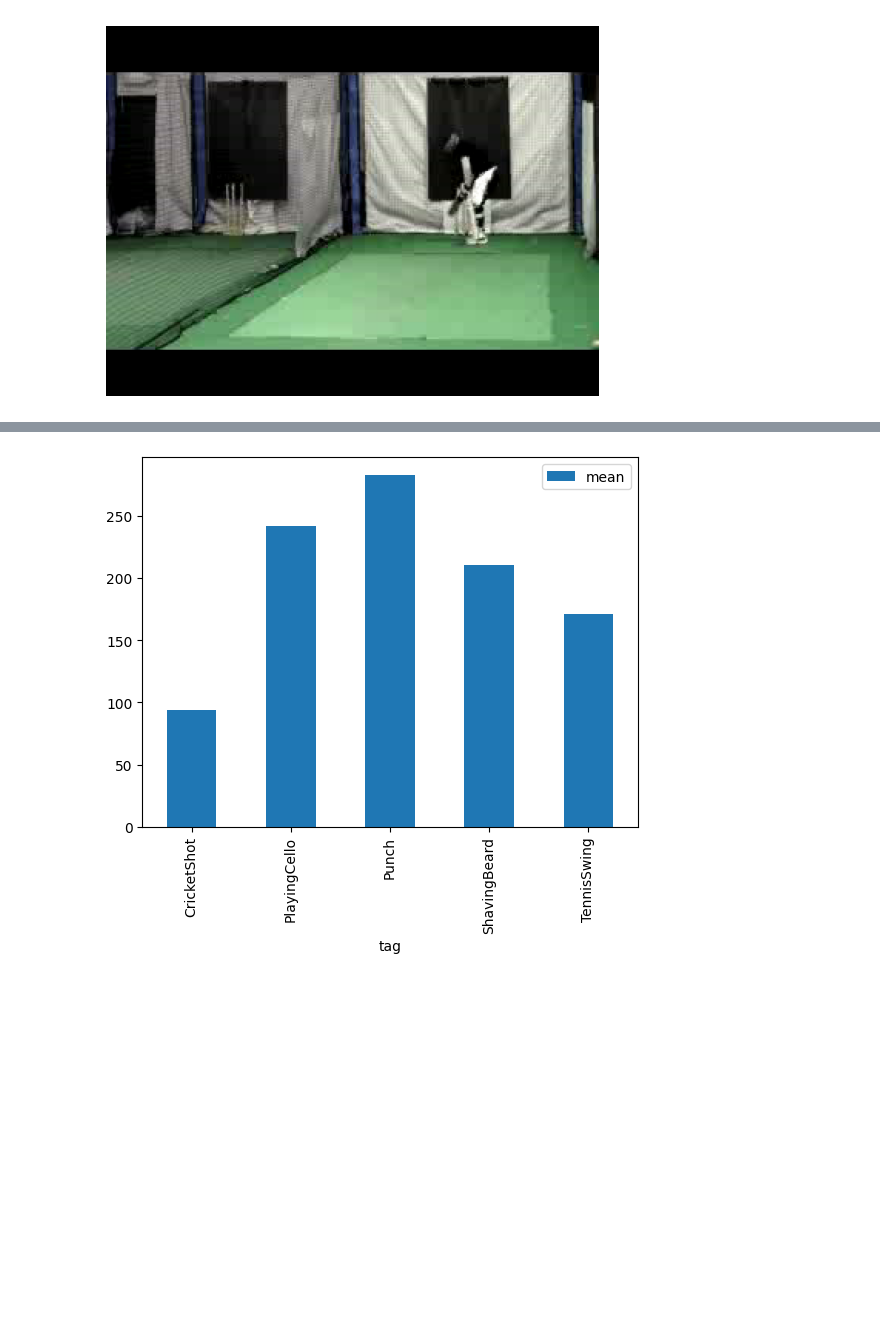
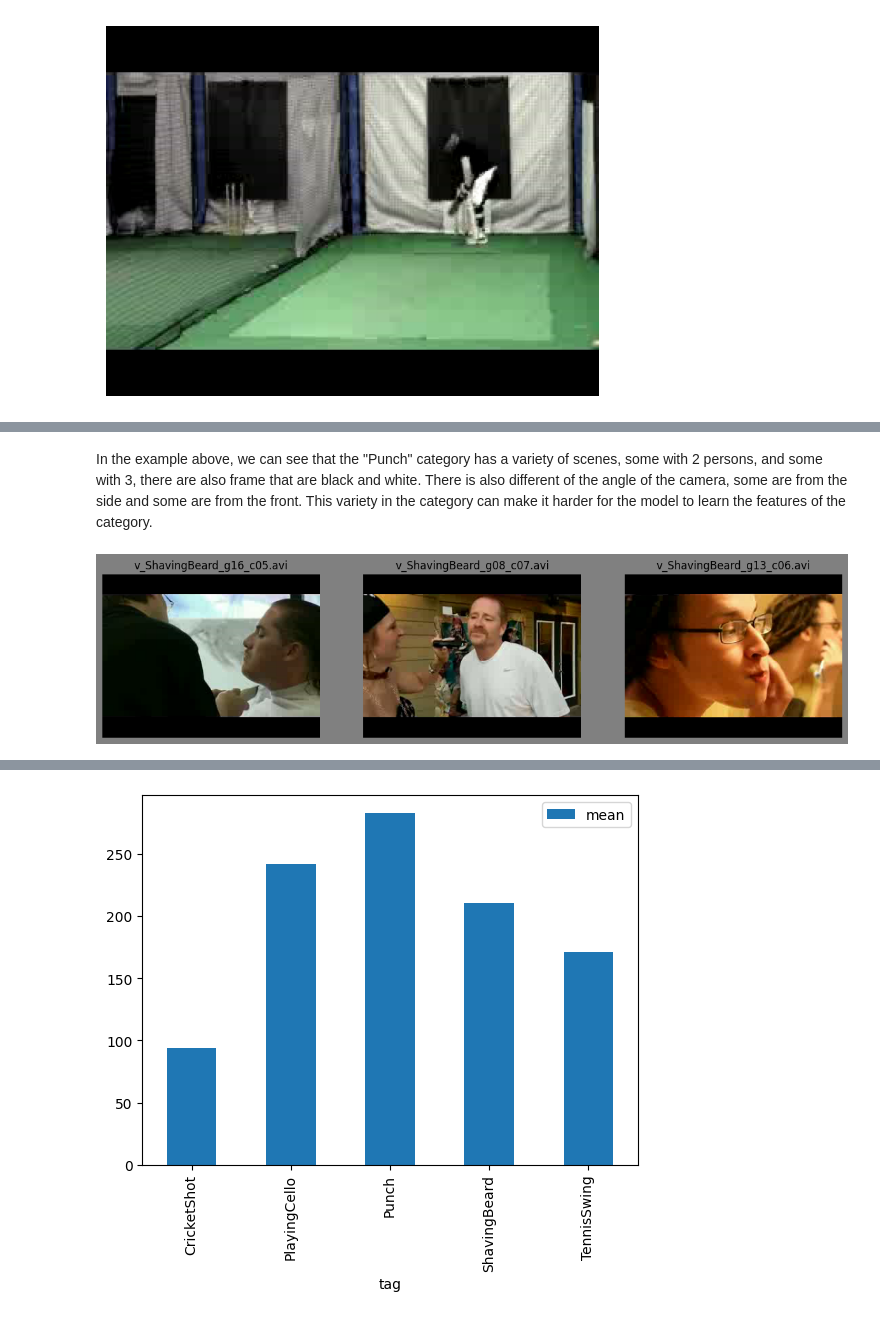
Before and after one commit to aradgast/ex3_video_classification, a Jupyter notebook: main_eda.ipynb, the cells around one changed output, grey strips where cells are left out. Saved outputs shown, nothing was run; the diff lists cells and outputs as text; code cells hidden in the pictures; blank space fills up the shorter version.

```diff
--- a/main_eda.ipynb
+++ b/main_eda.ipynb
@@ -46,0 +99,18 @@ plt.show()
+# %% [markdown]
+In the example above, we can see that the "Punch" category has a variety of scenes, some with 2 persons, and some with 3, there are also frame that are black and white. There is also different of the angle of the camera, some are from the side and some are from the front. This variety in the category can make it harder for the model to learn the features of the category.
+# %%
+# display 3 frames from the "ShavingBeard" category from 3 different videos
+fig, axs = plt.subplots(1, 3, figsize=(15, 5))
+fig.patch.set_facecolor('gray')  # Set the figure background to white
+random_idx = np.random.randint(0, len(train_df[train_df['tag'] == 'ShavingBeard']), 3)
+for i, video_name in enumerate(train_df[train_df['tag'] == 'ShavingBeard']['video_name'].values[random_idx]):
+    video_path = os.path.join(os.getcwd() ,"data", "train", video_name)
+    cap = cv2.VideoCapture(video_path)
+    ret, frame = cap.read()
+    axs[i].imshow(cv2.cvtColor(frame, cv2.COLOR_BGR2RGB))
+    axs[i].axis('off')
+    axs[i].set_title(video_name)
+    axs[i].set_facecolor('gray')
+plt.show()
+# %% [output]
+[figure, added]
```
Also changed, not shown: parts of 12 cells of this notebook.
